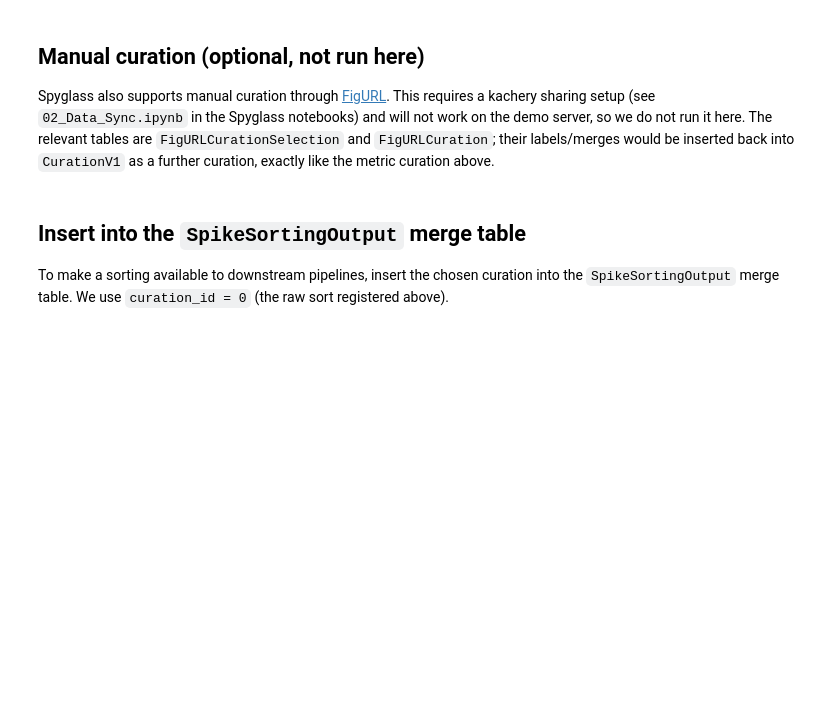
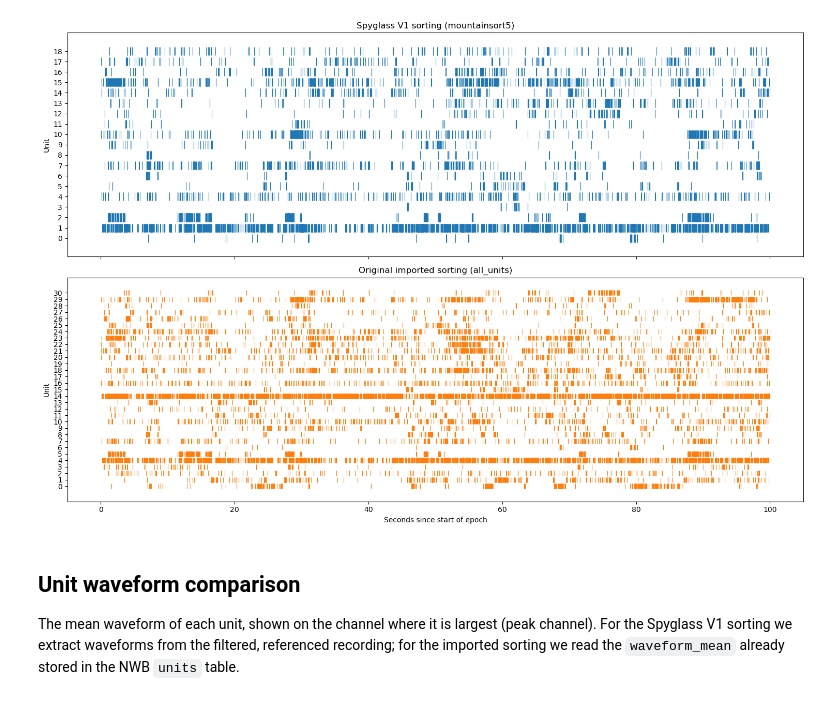
Before and after one commit to Wood-Dudchenko-lab/woodsort, a Jupyter notebook: pipelines_sorting/Pipeline_Spyglass_SpikeSorting.ipynb, the cells around one changed output. Drawn from its saved outputs; the diff is of its cells as text; code cells hidden in the pictures; blank space fills up the shorter version.

Commit message:
Spyglass-based pipeline v2

```diff
--- a/pipelines_sorting/Pipeline_Spyglass_SpikeSorting.ipynb
+++ b/pipelines_sorting/Pipeline_Spyglass_SpikeSorting.ipynb
@@ -310,0 +207,16 @@ Total: 3
+# %%
+sgs.SpikeSorterParameters.insert_default()
+
+sorting_key = {
+    "recording_id": key["recording_id"],
+    "sorter": sorter,
+    "nwb_file_name": nwb_file_name,
+    "interval_list_name": str(key["recording_id"]),  # the full extracted recording
+    "sorter_param_name": sorter_param_name,
+}
+sgs.SpikeSortingSelection.insert_selection(sorting_key)
+
+sss_pk = (sgs.SpikeSortingSelection & sorting_key).proj()
+sgs.SpikeSorting.populate(sss_pk)
+
+sgs.SpikeSorting & sorting_key
@@ -311,13 +312,38 @@ Total: 3
+# %%
+def window(spike_times_list, stop, offset=0.0):
+    """Shift each unit's spike times by offset and keep those in [0, stop] seconds."""
+    windowed = []
+    for times in spike_times_list:
+        relative = np.asarray(times) - offset
+        windowed.append(relative[(relative >= 0.0) & (relative <= stop)])
+    return windowed
+
+
+fig, axes = plt.subplots(2, 1, figsize=(15, 10), sharex=True)
+
+axes[0].eventplot(
+    window(v1_spike_times, raster_duration),
+    linelengths=0.8, linewidths=0.8, colors="tab:blue",
+)
+axes[0].set_yticks(range(len(v1_unit_ids)))
+axes[0].set_ylabel("Unit")
+axes[0].set_title(f"Spyglass V1 sorting ({sorter})")
+
+axes[1].eventplot(
+    window(imported_spike_times, raster_duration, offset=epoch_start_time),
+    linelengths=0.8, linewidths=0.8, colors="tab:orange",
+)
+axes[1].set_yticks(range(len(imported_unit_ids)))
+axes[1].set_ylabel("Unit")
+axes[1].set_xlabel("Seconds since start of epoch")
+axes[1].set_title("Original imported sorting (all_units)")
+
+plt.tight_layout()
+# %% [output]
+[figure, added]
 # %% [markdown]
-## Manual curation (optional, not run here)
+## Unit waveform comparison
 
-Spyglass also supports manual curation through [FigURL](https://github.com/flatironinstitute/figurl).
-This requires a kachery sharing setup (see `02_Data_Sync.ipynb` in the Spyglass notebooks)
-and will not work on the demo server, so we do not run it here. The relevant tables are
-`FigURLCurationSelection` and `FigURLCuration`; their labels/merges would be inserted back
-into `CurationV1` as a further curation, exactly like the metric curation above.
+The mean waveform of each unit, shown on the channel where it is largest (peak channel). For
+the Spyglass V1 sorting we extract waveforms from the filtered, referenced recording; for the
+imported sorting we read the `waveform_mean` already stored in the NWB `units` table.
-# %% [markdown]
-## Insert into the `SpikeSortingOutput` merge table
-
-To make a sorting available to downstream pipelines, insert the chosen curation into the
-`SpikeSortingOutput` merge table. We use `curation_id = 0` (the raw sort registered above).
```
Also changed, not shown: parts of 49 cells of this notebook.
